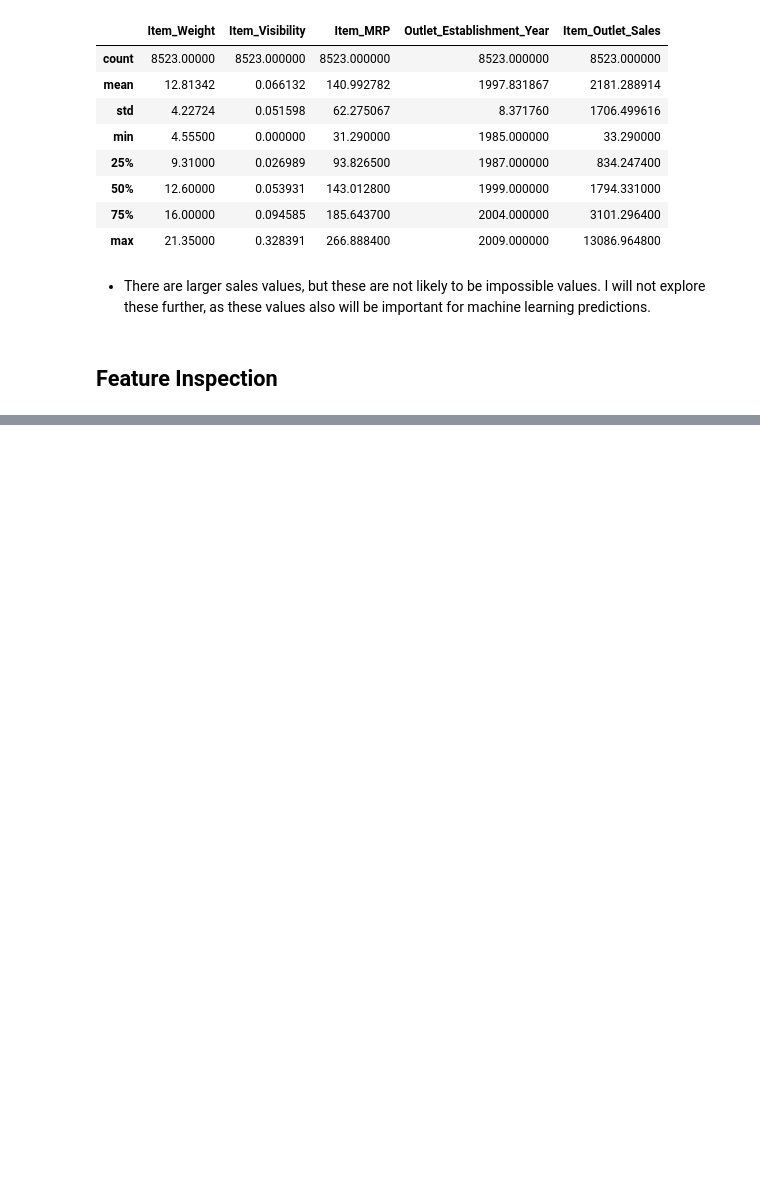
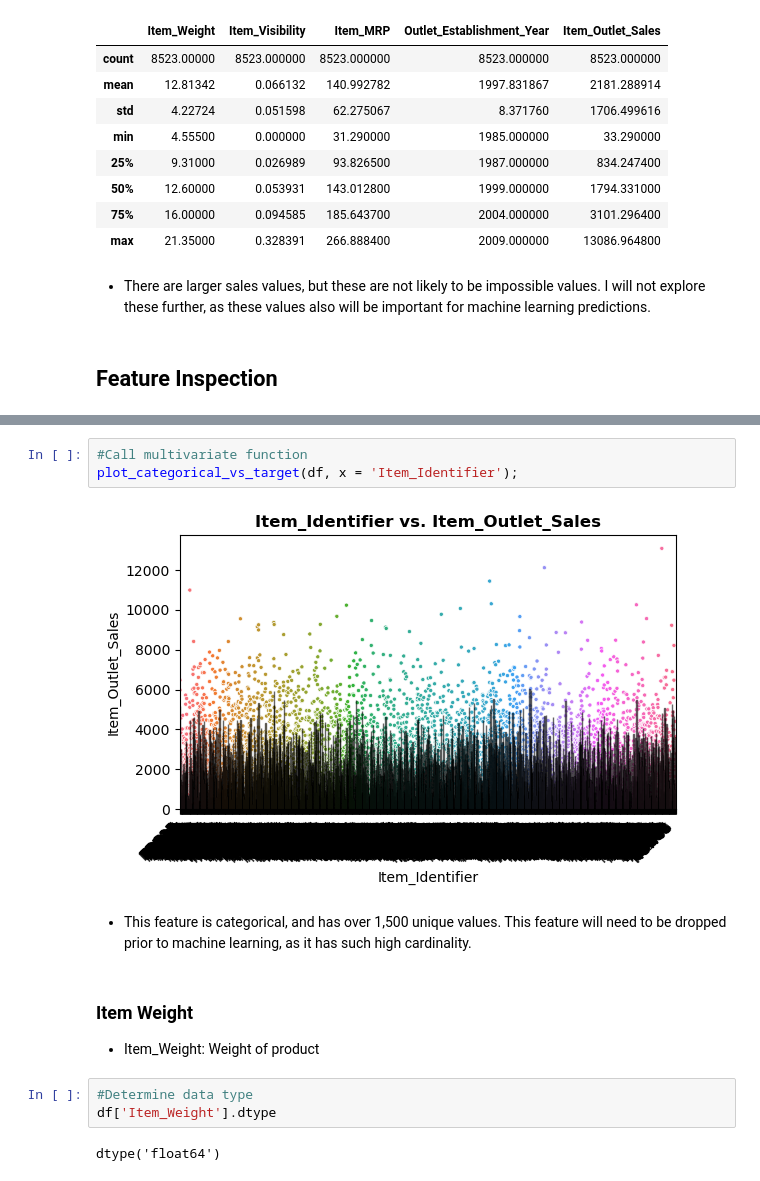
Before and after one commit to krisbarbier/Sales-Predictions, a Jupyter notebook: Sales Predictions - EDA.ipynb, the cells around one changed output, grey strips where cells are left out. Saved outputs shown, nothing was run; the diff lists cells and outputs as text; blank space fills up the shorter version.

```diff
--- a/Sales Predictions - EDA.ipynb
+++ b/Sales Predictions - EDA.ipynb
@@ -403,0 +422,16 @@ df.describe()
+# %%
+#Call multivariate function
+plot_categorical_vs_target(df, x = 'Item_Identifier');
+# %% [output]
+[figure, added]
+# %% [markdown]
+- This feature is categorical, and has over 1,500 unique values. This feature will need to be dropped prior to machine learning, as it has such high cardinality.
+# %% [markdown]
+### Item Weight
+
+- Item_Weight: Weight of product
+# %%
+#Determine data type
+df['Item_Weight'].dtype
+# %% [output]
+dtype('float64')
```
Also changed, not shown: parts of 55 cells of this notebook.
